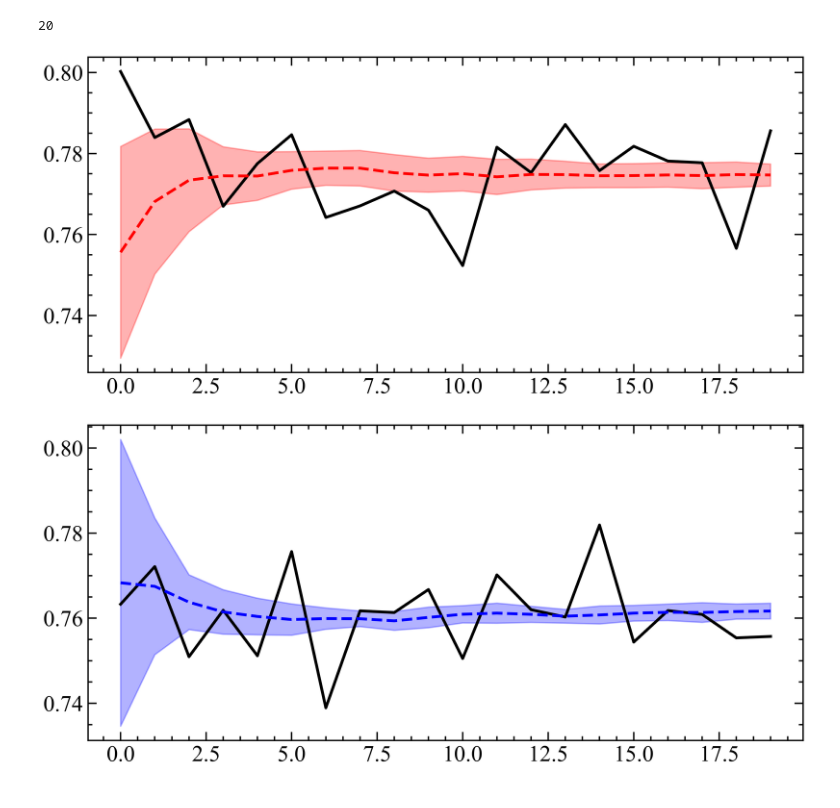
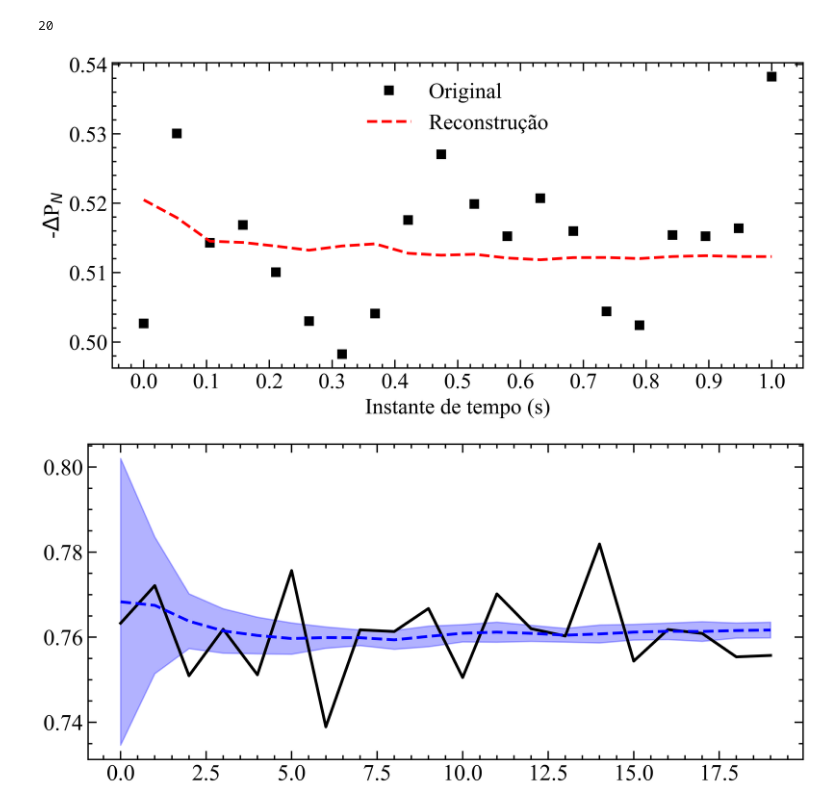
Before and after one commit to ViniMelloeMuller/fluidization-AE, a Jupyter notebook: notebooks/evaluate_model.ipynb, the cells around one changed output. Cells and saved outputs as stored; diff of their text form; code cells hidden in the pictures.

Commit message:
feat!: atualiza as imagens

```diff
--- a/notebooks/evaluate_model.ipynb
+++ b/notebooks/evaluate_model.ipynb
@@ -62,21 +63,28 @@ def mc_dropout_predict_parallel(model, X_test, n_forward_passes=100, n_jobs=-1):
 
     return mean_prediction, uncertainty
 # %%
-index: int = 30000
+index: int = 7200
 mean, std = mc_dropout_predict_parallel(
     autoencoder, np.expand_dims(normal[index], 0), 10
 )
 
+plt.xticks(np.arange(0, 22, 2) * 1 / 20)
 ymin = (mean - std).flatten()
 ymax = (mean + std).flatten()
 
-x = range(len(normal[index]))
+x = np.linspace(0, 20, len(normal[index])) * 1 / 20
 
-plt.plot(x, normal[index], label="Normal")
-plt.plot(x, mean.flatten())
-plt.fill_between(x, ymin, ymax, alpha=0.3, color="red");
+plt.plot(x, normal[index], label="Original", marker='s', ls='')
+
+plt.plot(x, mean.flatten(), label="Reconstrução")
+plt.xlabel("Instante de tempo (s)")
+plt.ylabel(r"-$\Delta$P$_N$")
+#plt.fill_between(x, ymin, ymax, alpha=0.3, color="red");
+plt.legend()
+
+plt.savefig("../images/autoencoder/normal_prediction.png", dpi=300, bbox_inches="tight");
 # %% [output]
-[figure, old version]
+[figure, new version]
 # %%
 index: int = 1000
 mean, std = mc_dropout_predict_parallel(
```
Also changed, not shown: parts of 1 cell of this notebook, 4 other files.
